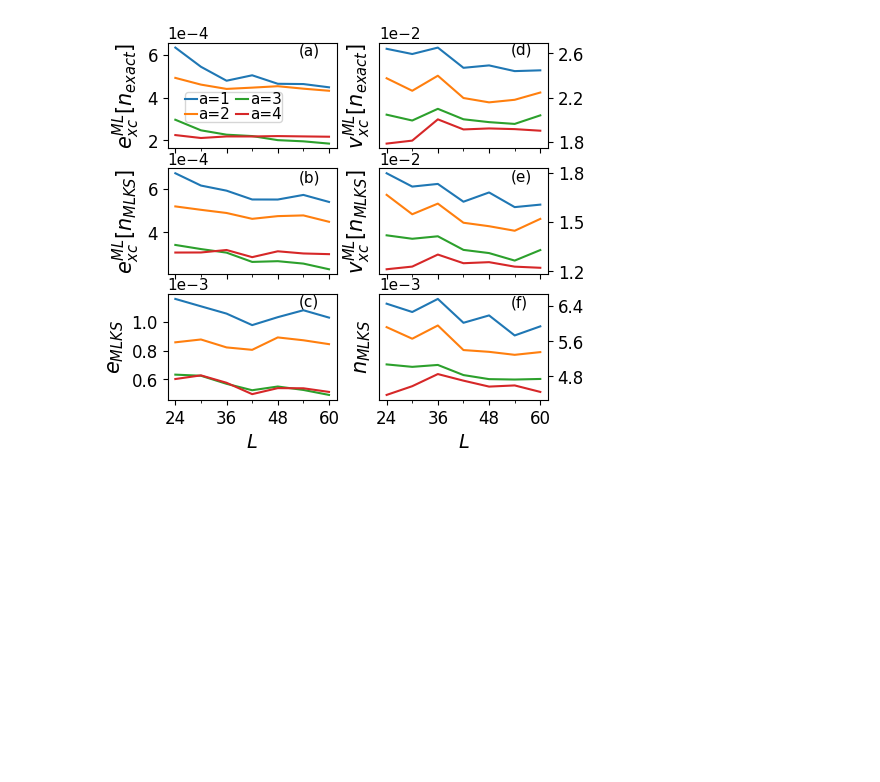
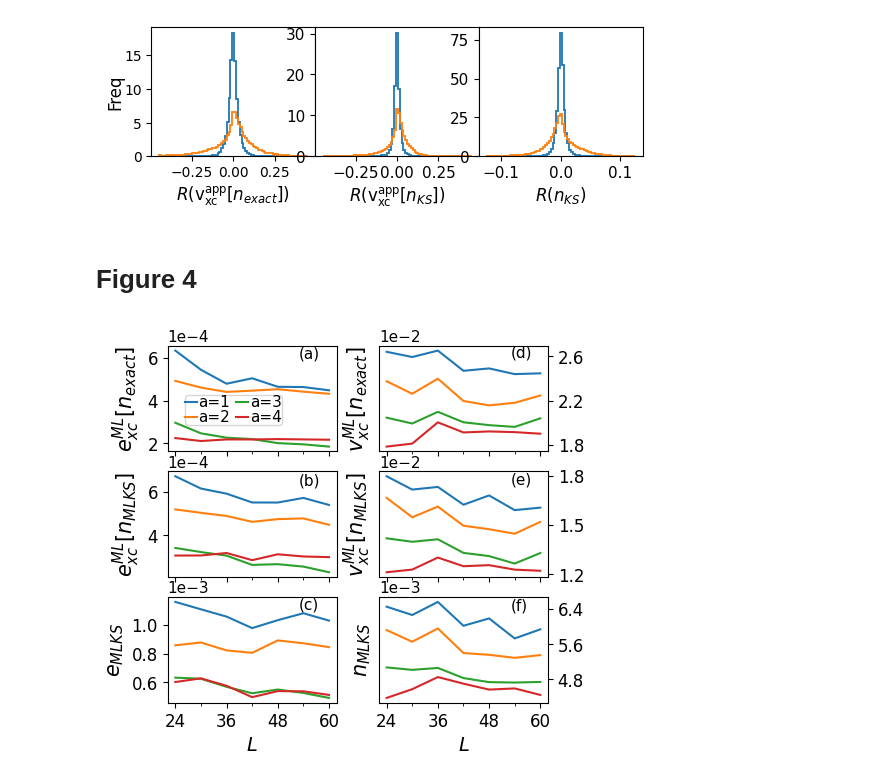
Before and after one commit to eoghancronin/ml-ldft, a Jupyter notebook: plotting.ipynb, the cells around one changed output. Saved outputs shown, nothing was run; the diff lists cells and outputs as text; code cells hidden in the pictures; blank space fills up the shorter version.

```diff
--- a/plotting.ipynb
+++ b/plotting.ipynb
@@ -167 +230,55 @@ fig_2_c_f((np.concatenate(all_data['exact_L60']['n_up']+all_data['exact_L60']['n
+# %%
+def fig3_g_h_i(v_hxc_exact,v_hxc_balda,v_hxc_balda_ks,n_exact,n_balda_ks,v_hxc_ml,v_hxc_ml_ks,n_ml_ks, figsize):
+    ps = 2.5;fs = 10;fs2 = 12;vc = 0.45;nc = 0.125;bins = 81;lw=1.3
+    vbins = np.linspace(-vc,vc,bins+1)
+    nbins = np.linspace(-nc,nc,bins+1)
+    nksr = n_ml_ks - n_exact
+    #nksr = nksr[np.where((nksr < nc) & (nksr>-nc))[0]]
+    vmlr = v_hxc_ml - v_hxc_exact
+    #vmlr = vmlr[np.where((vmlr < vc) & (vmlr>-vc))[0]]
+    vksr = v_hxc_ml_ks - v_hxc_exact
+    #vksr = vksr[np.where((vksr < vc) & (vksr>-vc))[0]]
+    nbr = n_balda_ks - n_exact
+    #nbr = nbr[np.where((nbr < nc) & (nbr>-nc))[0]]
+    vxcbr = v_hxc_balda - v_hxc_exact
+    #vxcbr = vxcbr[np.where((vxcbr < vc) & (vxcbr>-vc))[0]]
+    vxcb_ksr = v_hxc_balda_ks - v_hxc_exact
+    #vxcb_ksr = vxcb_ksr[np.where((vxcb_ksr < vc) & (vxcb_ksr>-vc))[0]]
+    f, ((a4,a5,a6)) = plt.subplots(1,3, gridspec_kw ={'height_ratios': [1], 'width_ratios':[1,1,1]}, sharex = False, sharey =False, figsize = (4.5*figsize, 1.5*figsize))
+    f.subplots_adjust(left=0.08, bottom=0.27, right=0.99, top=0.99, hspace=0.2, wspace=0.0)
+    #a4.set_aspect('equal', adjustable='box');a5.set_aspect('equal', adjustable='box')
+    #a4.text(-0.3,14.5,'(g)', fontsize=fs)
+    #a4.text(-0.3,7.5,'(g)', fontsize=fs)
+    a4.hist(vmlr,bins=vbins,color='C0',histtype='step',density=True,linewidth=lw)
+    a4.hist(vxcbr,bins=vbins,color='C1', histtype='step',density=True,linewidth=lw)
+    a4.tick_params(axis = 'both', labelsize = fs, right = False, labelright = False, left = True, labelleft = True, bottom = True, top = False, labeltop = False, labelbottom = True)
+    a4.set_ylabel(r'Freq', fontsize = fs2, labelpad=0)
+    a4.set_xlabel(r'$R(\mathrm{v_{xc}^{app}}[n_{exact}])$', fontsize = fs2, labelpad=3)
+    #a4.set_xlim(-vc, vc)
+    #a4.set_xticks(np.array([-0.3,0,0.3]))
+    a5.hist(vksr, bins=vbins, color='C0',histtype='step',density=True,linewidth = lw)
+    a5.hist(vxcb_ksr,bins=vbins,color='C1', histtype='step',density=True,linewidth=lw)
+    #a5.set_xlim(-vc, vc)
+    #a5.set_xticks(np.array([-0.3,0,0.3]))
+    #a5.set_yticks(np.array([10,20,30]))
+    #a5.text(-0.3,24,'(h)', fontsize=fs)
+    #a5.yaxis.set_label_position("right")
+    #a5.tick_params(axis = 'both', labelsize = fs, right = False, labelright = False, left = True, labelleft = True, bottom = True, top = False, labeltop = False, labelbottom = True)
+    a5.set_xlabel(r'$R(\mathrm{v_{xc}^{app}}[n_{KS}])$', fontsize = fs2, labelpad=3)
+    a6.hist(nksr,bins=nbins,color='C0',histtype='step',density=True,linewidth=lw)
+    a6.hist(nbr,bins=nbins, color = 'C1',histtype = 'step',density=True,linewidth=lw)
+    a6.set_xlabel(r'$R(n_{KS})$',fontsize = fs2,labelpad=3)
+    #a6.set_xlim(-nc,nc)
+    #a6.set_yticks(np.array([25,50,75]))
+    #a6.text(-0.08,64,'(i)', fontsize=fs)
+    plt.show()
+
+fig3_g_h_i(np.concatenate(all_data['exact_L60']['v_hxc']), np.concatenate(balda_data['v_hxc_balda']),
+            np.concatenate(balda_data['v_hxc_balda_ks']), np.concatenate(all_data['exact_L60']['n_up']+all_data['exact_L60']['n_dn']),
+            np.concatenate(balda_data['n_balda_ks']), np.concatenate(all_data['ml_L60_a4']['v_hxc']),
+            np.concatenate(all_data['ks_L60_a4']['v_hxc']), 2*np.concatenate(all_data['ks_L60_a4']['n']), 1.2)
+# %% [output]
+[figure, added]
+# %% [markdown]
+# Figure 4
 # %%
```
Also changed, not shown: parts of 29 cells of this notebook, 33 other files.
